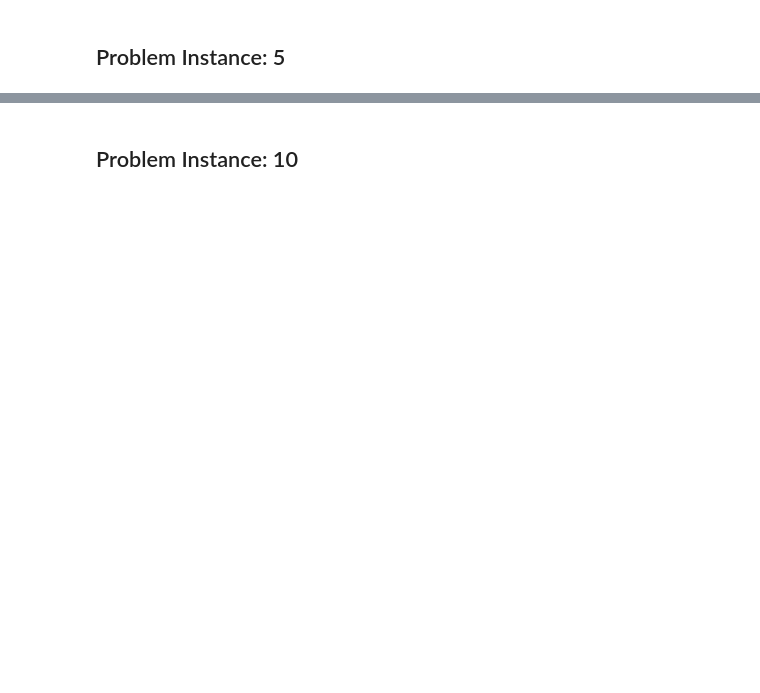
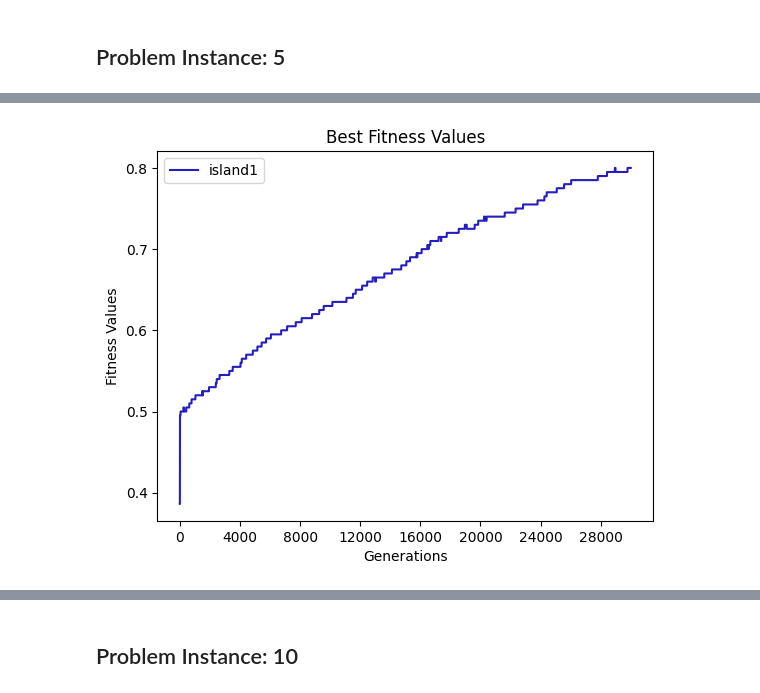
Before and after one commit to FarInHeight/Computational-Intelligence, a Jupyter notebook: lab9/lab9.ipynb, the cells around one changed output, grey strips where cells are left out. Drawn from its saved outputs; the diff is of its cells as text; code cells hidden in the pictures; blank space fills up the shorter version.

```diff
--- a/lab9/lab9.ipynb
+++ b/lab9/lab9.ipynb
@@ -225,27 +506,29 @@ Number of fitness calls: 313,075
 # %%
 PROBLEM_SIZE = 5
 LOCI = 1000
-POPULATION_SIZE = 50
-OFFSPRING_SIZE = 25
-TOURNAMENT_SIZE = 2
+POPULATION_SIZE = 100
+OFFSPRING_SIZE = 50
+TOURNAMENT_SIZE = 5
 CROSSOVER_MUTATION = 0.35
-GENERATIONS = 50000
-SURVIVORS_PERCENTAGE = 0.15
+GENERATIONS = 30_000
+SURVIVORS_PERCENTAGE = 0.05
 STD = 0.0005
 
 FITNESS_FUNCTION = lab9_lib.make_problem(PROBLEM_SIZE)
 # %%
-population = create_population(FITNESS_FUNCTION, POPULATION_SIZE)
+population = create_population(FITNESS_FUNCTION, LOCI, POPULATION_SIZE)
 best_individual = find_best_individual(population)
+generation_best_fitnesses = [best_individual.fitness]
 
 pbar = trange(GENERATIONS)
 for generation in pbar:
-    offspring = []
+    # extinction
+    population, offspring = extinction_by_fitness(
+        population, STD, POPULATION_SIZE, SURVIVORS_PERCENTAGE, FITNESS_FUNCTION, LOCI
+    )
 
-    if np.std([ind.fitness for ind in population]) < STD:
-        population = choices(population, k=math.ceil(POPULATION_SIZE * SURVIVORS_PERCENTAGE))
-        offspring.extend(create_population(FITNESS_FUNCTION, math.floor(POPULATION_SIZE * (1 - SURVIVORS_PERCENTAGE))))
-    else:
+    if offspring is None:
+        offspring = []
         for _ in range(OFFSPRING_SIZE):
             if random() < CROSSOVER_MUTATION:
                 parent1 = select_parent(population, TOURNAMENT_SIZE)
@@ -257,6 +540,7 @@ for generation in pbar:
             offspring.append(child)
 
     population = update_population(population, offspring, POPULATION_SIZE)
+    generation_best_fitnesses.append(population[0].fitness)
     pbar.set_description(f'Best Fitness {population[0].fitness:.2%}')
 
     if population[0].fitness > best_individual.fitness:
@@ -274,0 +559,4 @@ Number of fitness calls: 1,714,111
+# %%
+plot_fitnesses_by_generations([generation_best_fitnesses], 1)
+# %% [output]
+[figure, added]
```
Also changed, not shown: parts of 31 cells of this notebook.
